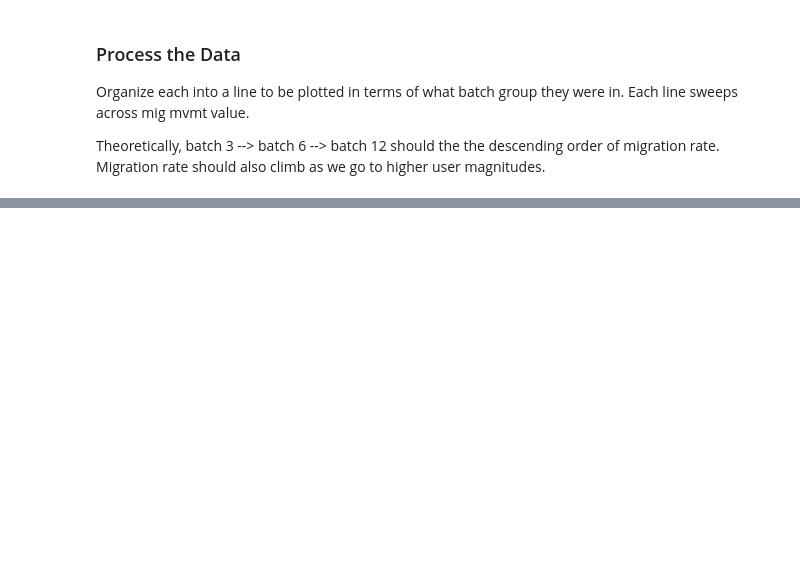
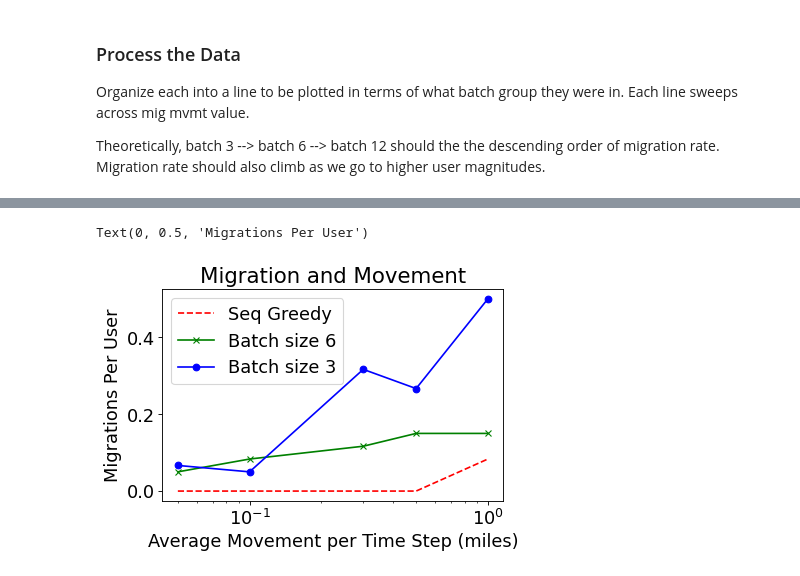
Before and after one commit to tj-kim/MEC_python, a Jupyter notebook: simulations/sim 05 user mobility sweep.ipynb, the cells around one changed output, grey strips where cells are left out. Cells and saved outputs as stored; diff of their text form; code cells hidden in the pictures; blank space fills up the shorter version.

```diff
--- a/simulations/sim 05 user mobility sweep.ipynb
+++ b/simulations/sim 05 user mobility sweep.ipynb
@@ -155,0 +153,17 @@ findfont: Font family ['normal'] not found. Falling back to DejaVu Sans.
+# %%
+matplotlib.rc('font', **font)
+figure(num=None, figsize=(5.5, 3.5), dpi=80, facecolor='w', edgecolor='k')
+
+plt.plot(x_ax[:-1], np.multiply(batch_0_migs[:-1],1/len(jobs)), 'r--', label = 'Seq Greedy')
+plt.plot(x_ax[:-1], np.multiply(batch_6_migs[:-1],1/len(jobs)), 'g-x', label = 'Batch size 6')
+plt.plot(x_ax[:-1], np.multiply(batch_3_migs[:-1],1/len(jobs)), 'b-o', label = 'Batch size 3')
+plt.xticks(x_ax)
+plt.xscale('log')
+plt.legend(loc = 'upper left')
+
+plt.title('Migration and Movement')
+plt.xlabel('Average Movement per Time Step (miles)')
+plt.ylabel('Migrations Per User')
+# %% [output]
+Text(0, 0.5, 'Migrations Per User')
+[figure, added]
```
Also changed, not shown: parts of 2 cells of this notebook, 1 other file.
